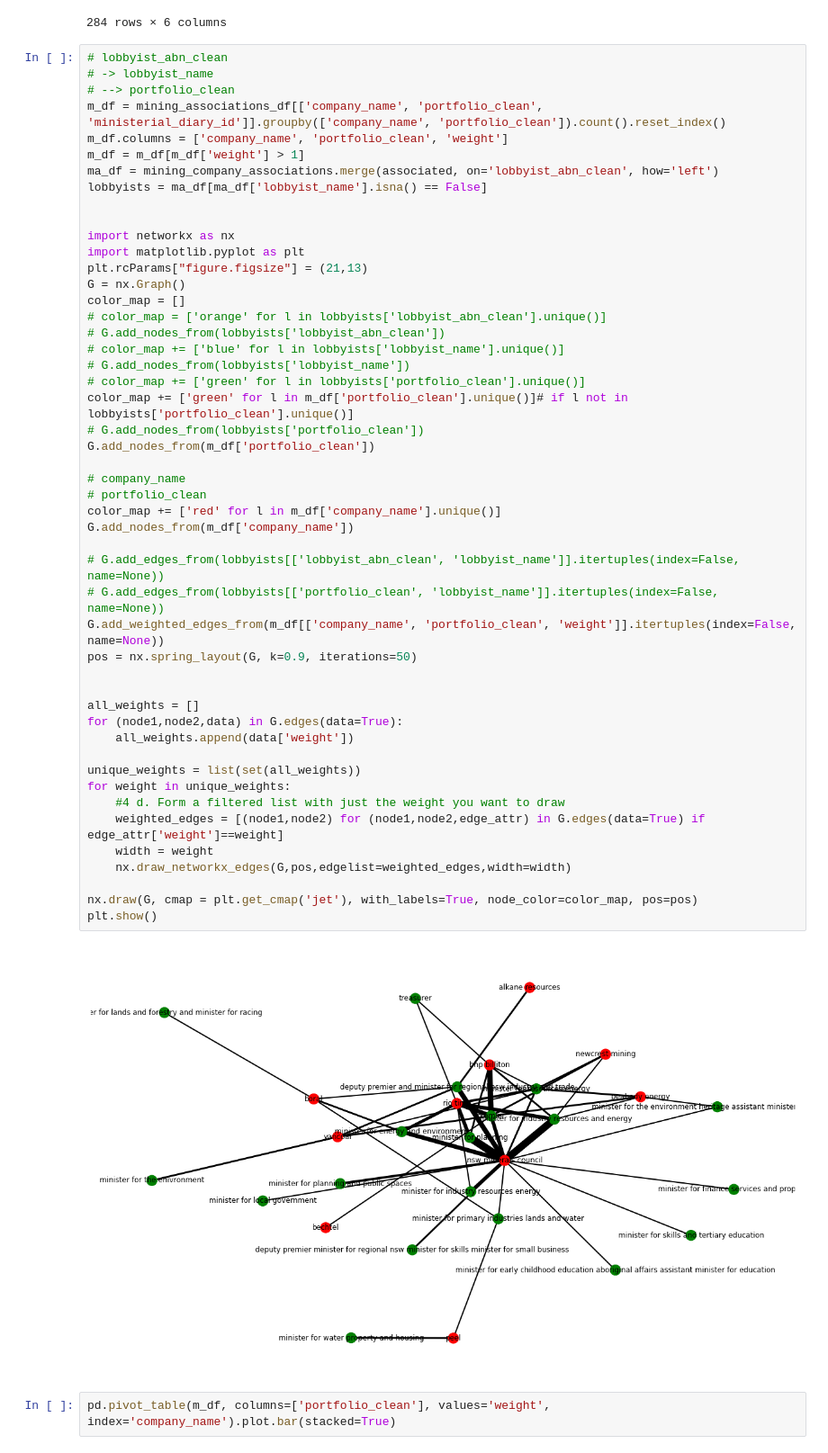
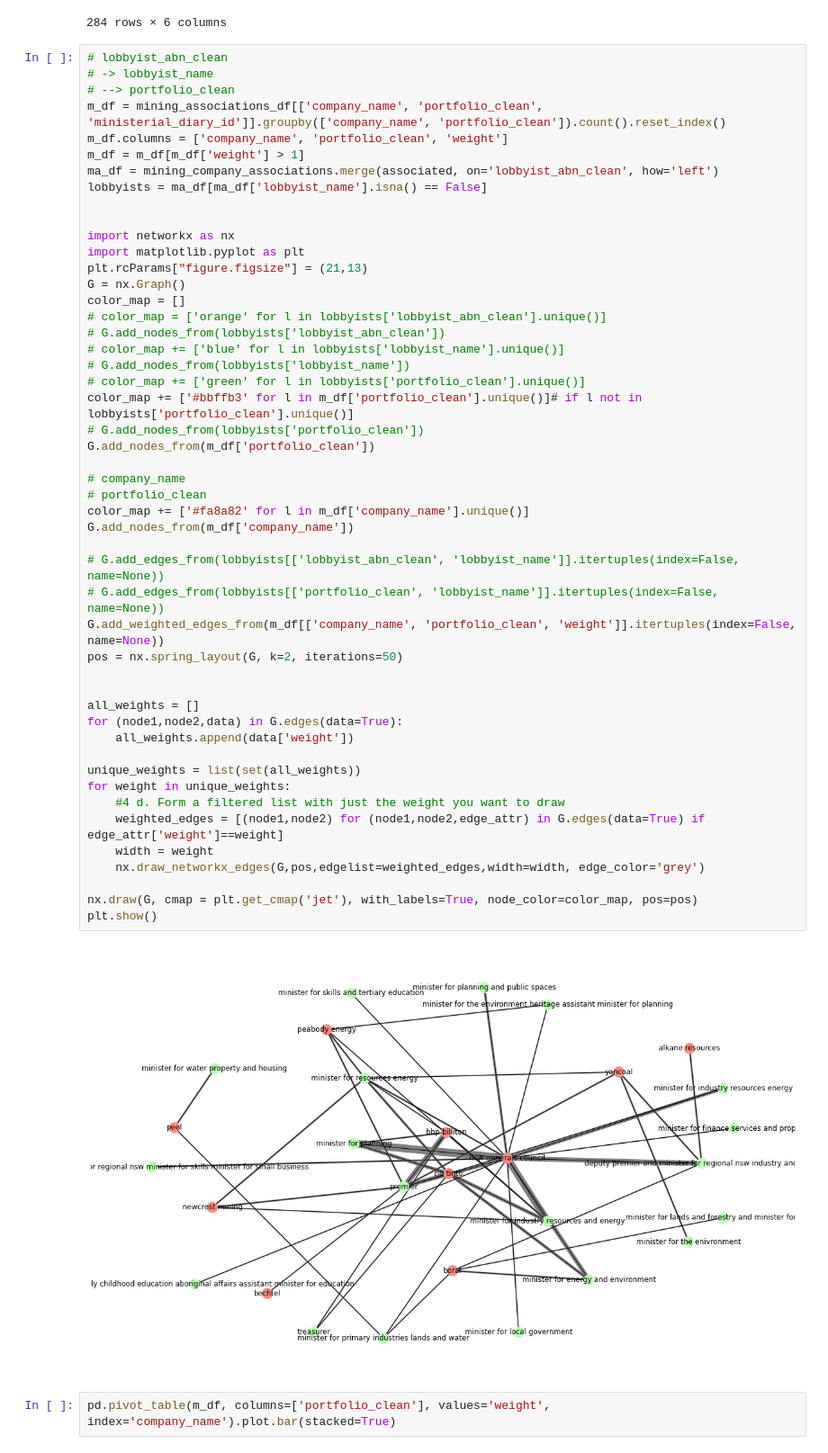
Before and after one commit to sjeruto/ARDC-Project, a Jupyter notebook: notebooks/mg_workbook.ipynb, the cells around one changed output. Shown: that part at 90% size. Cells and saved outputs as stored; diff of their text form.

Commit message:
updated cleaning on portfolio name, minor stylistic changes to the graph plot

```diff
--- a/notebooks/mg_workbook.ipynb
+++ b/notebooks/mg_workbook.ipynb
@@ -260,38 +260,38 @@ color_map = []
 # color_map = ['orange' for l in lobbyists['lobbyist_abn_clean'].unique()]
 # G.add_nodes_from(lobbyists['lobbyist_abn_clean'])
 # color_map += ['blue' for l in lobbyists['lobbyist_name'].unique()]
 # G.add_nodes_from(lobbyists['lobbyist_name'])
 # color_map += ['green' for l in lobbyists['portfolio_clean'].unique()]
-color_map += ['green' for l in m_df['portfolio_clean'].unique()]# if l not in lobbyists['portfolio_clean'].unique()]
+color_map += ['#bbffb3' for l in m_df['portfolio_clean'].unique()]# if l not in lobbyists['portfolio_clean'].unique()]
 # G.add_nodes_from(lobbyists['portfolio_clean'])
 G.add_nodes_from(m_df['portfolio_clean'])
 
 # company_name
 # portfolio_clean
-color_map += ['red' for l in m_df['company_name'].unique()]
+color_map += ['#fa8a82' for l in m_df['company_name'].unique()]
 G.add_nodes_from(m_df['company_name'])
 
 # G.add_edges_from(lobbyists[['lobbyist_abn_clean', 'lobbyist_name']].itertuples(index=False, name=None))
 # G.add_edges_from(lobbyists[['portfolio_clean', 'lobbyist_name']].itertuples(index=False, name=None))
 G.add_weighted_edges_from(m_df[['company_name', 'portfolio_clean', 'weight']].itertuples(index=False, name=None))
-pos = nx.spring_layout(G, k=0.9, iterations=50)
+pos = nx.spring_layout(G, k=2, iterations=50)
 
 
 all_weights = []
 for (node1,node2,data) in G.edges(data=True):
     all_weights.append(data['weight'])
 
 unique_weights = list(set(all_weights))
 for weight in unique_weights:
     #4 d. Form a filtered list with just the weight you want to draw
     weighted_edges = [(node1,node2) for (node1,node2,edge_attr) in G.edges(data=True) if edge_attr['weight']==weight]
     width = weight
-    nx.draw_networkx_edges(G,pos,edgelist=weighted_edges,width=width)
+    nx.draw_networkx_edges(G,pos,edgelist=weighted_edges,width=width, edge_color='grey')
 
 nx.draw(G, cmap = plt.get_cmap('jet'), with_labels=True, node_color=color_map, pos=pos)
 plt.show()
 # %% [output]
-[figure, old version]
+[figure, new version]
 # %%
 pd.pivot_table(m_df, columns=['portfolio_clean'], values='weight', index='company_name').plot.bar(stacked=True)
 # %% [output]
```
Also changed, not shown: parts of 1 cell of this notebook, 1 other file.
